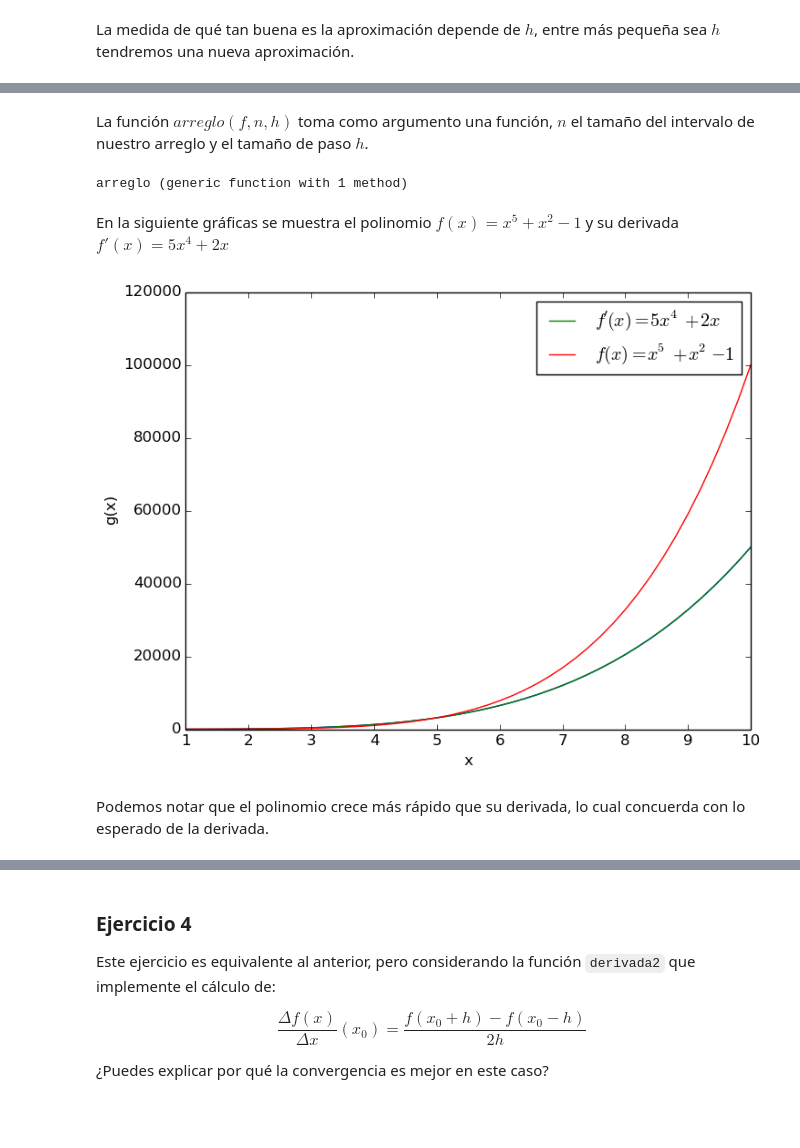
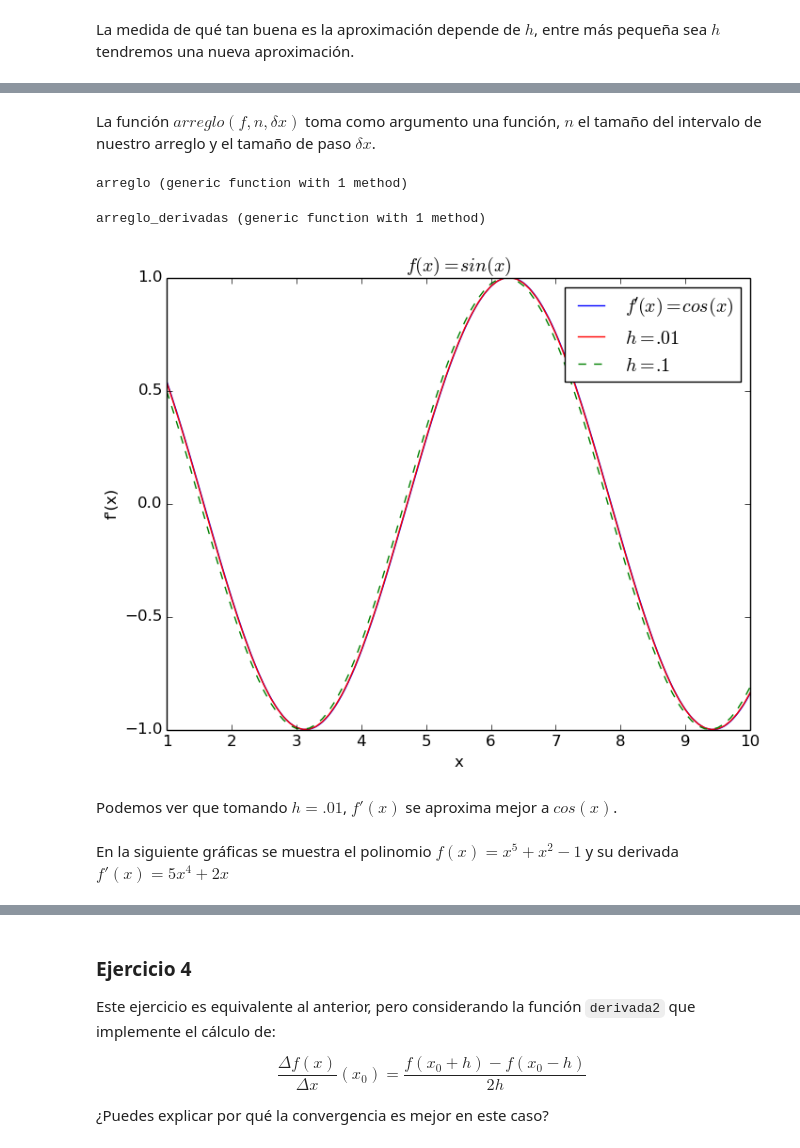
Before and after one commit to lbenet/2016-1_Temas_Selectos_Fisica_Computacional, a Jupyter notebook: tareas/Aixa_Andrade/1_ejercicios_Aixa_Andrade.ipynb, the cells around one changed output, grey strips where cells are left out. Cells and saved outputs as stored; diff of their text form; code cells hidden in the pictures; blank space fills up the shorter version.

```diff
--- a/tareas/Aixa_Andrade/1_ejercicios_Aixa_Andrade.ipynb
+++ b/tareas/Aixa_Andrade/1_ejercicios_Aixa_Andrade.ipynb
@@ -67,10 +91,10 @@ derivada1(polinomio,0)
 # %% [markdown]
-La función $arreglo(f,n,h)$ toma como argumento una función, $n$ el tamaño del intervalo de nuestro arreglo y el tamaño de paso $h$.
+La función $arreglo(f,n,\delta x)$ toma como argumento una función, $n$ el tamaño del intervalo de nuestro arreglo y el tamaño de paso $\delta x$.
 # %%
-function arreglo(f,n,h)
-    x=[1:h:n]
+function arreglo(f,n,δx)
+    x=[1:δx:n]
 
-    a=zeros([1:h:n])
+    a=zeros([1:δx:n])
     for i in 1:length(a)
         a[i]=f(x[i])
     end
@@ -78,22 +102,34 @@ function arreglo(f,n,h)
 end
 # %% [output]
 arreglo (generic function with 1 method)
+# %%
+function arreglo_derivadas(f,δx,n,h,derivada)
+    x=[1:δx:n]
+  a=zeros(x)
+    for i in 1:length(a)
+        a[i]=derivada(f,x[i],h)
+
+    end
+    hcat(x,a)
+end
+# %% [output]
+arreglo_derivadas (generic function with 1 method)
+# %%
+aixis=arreglo(hola,10,.01);
+# %%
+diegui=arreglo_derivadas(die,.1,10,.01,derivada1);
+mari=arreglo_derivadas(die,.1,10,.1,derivada1);
+# %%
+plot(aixis[:,1],aixis[:,2],label=L"f '(x)=cos(x)")
+plot(diegui[:,1],diegui[:,2],label=L"h=.01","r")
+plot(mari[:,1],mari[:,2],label=L"h=.1","--")
+ylabel("f'(x)")
+xlabel("x")
+title(L"$f(x)=sin(x)$")
+legend();
+# %% [output]
+[figure, added]
+# %% [markdown]
+Podemos ver que tomando $h=.01$, $f'(x)$ se aproxima mejor a $cos(x)$.
 # %% [markdown]
 En la siguiente gráficas se muestra el polinomio $f(x)=x^5+x^2-1$ y su derivada $f'(x)=5x^4+2x$
-# %%
-a=[1:.2:10]
-b=zeros(a)
-for i in 1:length(a)
-    b[i]=derivada1(polinomio,a[i])
-end
-plot(a,b)
-a_1=arreglo(polinomio,10,.2)
-plot(a,b,label=L"$f'(x)=5x^4+2x$")
-plot(a_1[:,1],a_1[:,2],label=L"$f(x)=x^5+x^2-1$")
-xlabel("x")
-ylabel("g(x)")
-legend();
-# %% [output]
-[figure, removed]
-# %% [markdown]
-Podemos notar que el polinomio crece más rápido que su derivada, lo cual concuerda con lo esperado de la derivada.
```
Also changed, not shown: parts of 44 cells of this notebook, 7 other files.
